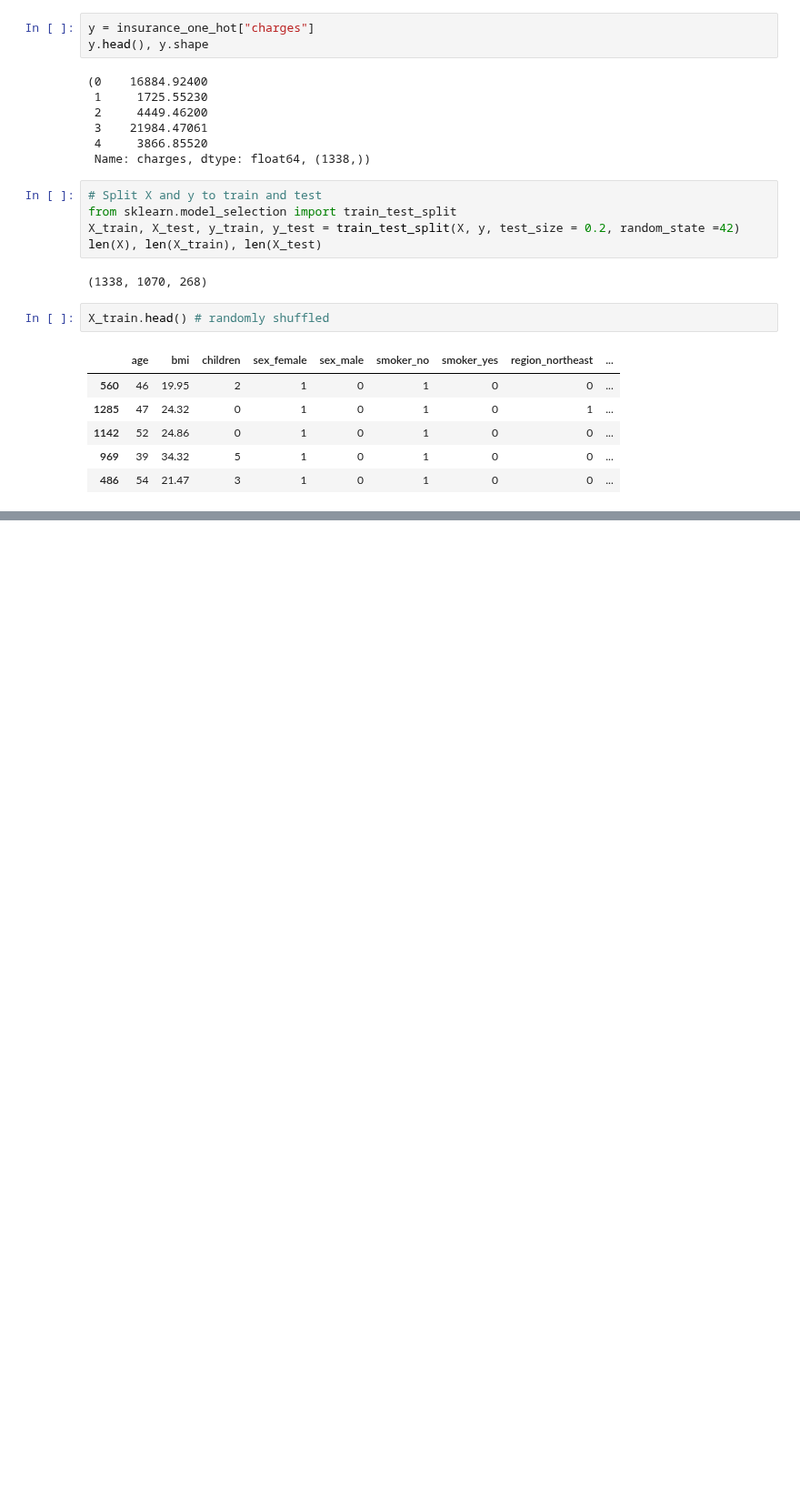
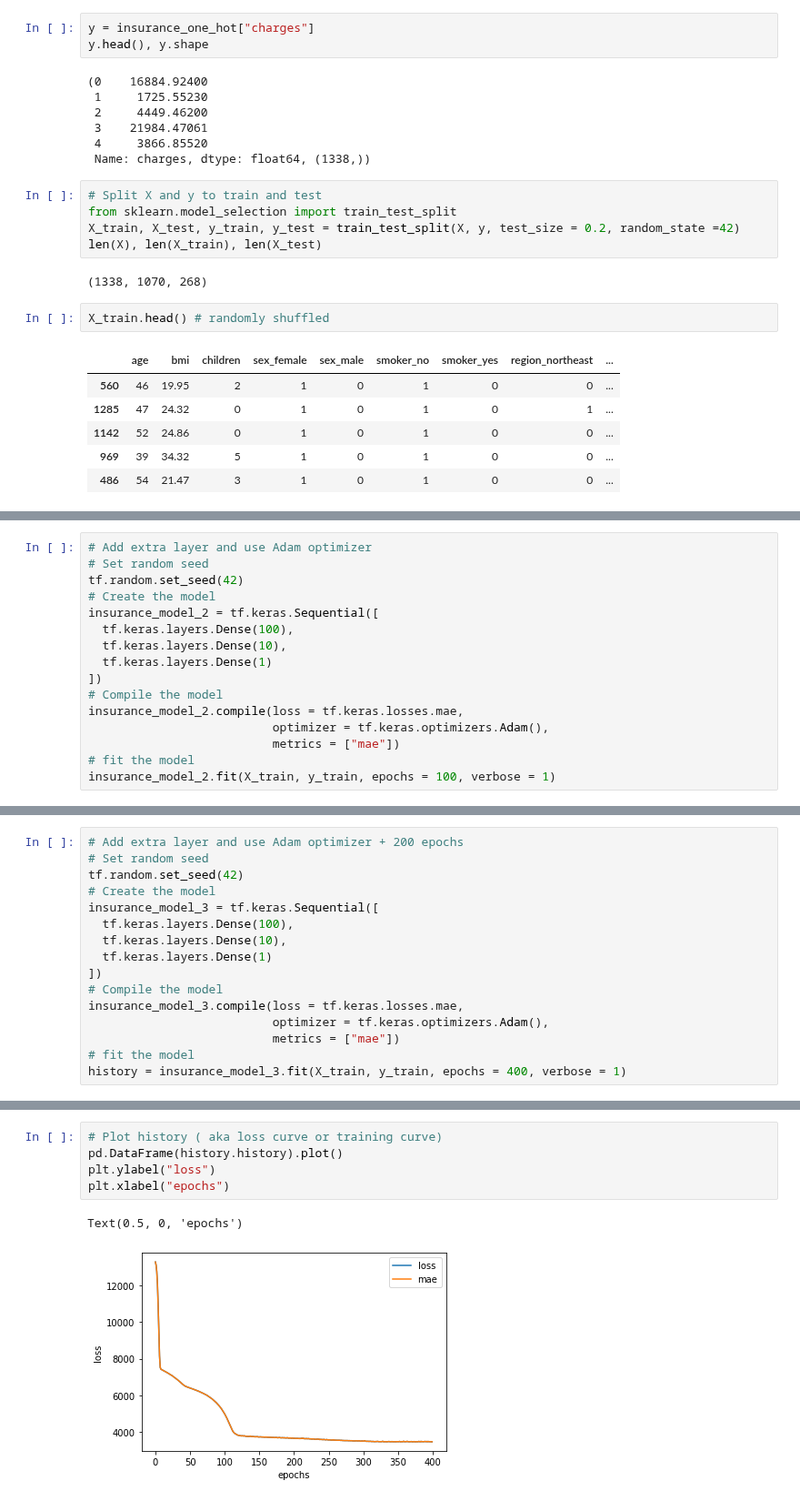
Before and after one commit to Sashank11/learn_tensorflow, a Jupyter notebook: 01_neural_network_regression_with_tensorflow.ipynb, the cells around one changed output, grey strips where cells are left out. Shown at 91% size. Saved outputs shown, nothing was run; the diff lists cells and outputs as text; blank space fills up the shorter version.

Commit message:
Add extra layer and use Adam optimizer + 200 epochs

```diff
--- a/01_neural_network_regression_with_tensorflow.ipynb
+++ b/01_neural_network_regression_with_tensorflow.ipynb
@@ -828,0 +875,16 @@ X_train.head() # randomly shuffled
+# %%
+# Add extra layer and use Adam optimizer
+# Set random seed
+tf.random.set_seed(42)
+# Create the model
+insurance_model_2 = tf.keras.Sequential([
+  tf.keras.layers.Dense(100),
+  tf.keras.layers.Dense(10),
+  tf.keras.layers.Dense(1)
+])
+# Compile the model
+insurance_model_2.compile(loss = tf.keras.losses.mae,
+                          optimizer = tf.keras.optimizers.Adam(),
+                          metrics = ["mae"])
+# fit the model
+insurance_model_2.fit(X_train, y_train, epochs = 100, verbose = 1)
@@ -828,0 +921,16 @@ X_train.head() # randomly shuffled
+# %%
+# Add extra layer and use Adam optimizer + 200 epochs
+# Set random seed
+tf.random.set_seed(42)
+# Create the model
+insurance_model_3 = tf.keras.Sequential([
+  tf.keras.layers.Dense(100),
+  tf.keras.layers.Dense(10),
+  tf.keras.layers.Dense(1)
+])
+# Compile the model
+insurance_model_3.compile(loss = tf.keras.losses.mae,
+                          optimizer = tf.keras.optimizers.Adam(),
+                          metrics = ["mae"])
+# fit the model
+history = insurance_model_3.fit(X_train, y_train, epochs = 400, verbose = 1)
@@ -828,0 +966,8 @@ X_train.head() # randomly shuffled
+# %%
+# Plot history ( aka loss curve or training curve)
+pd.DataFrame(history.history).plot()
+plt.ylabel("loss")
+plt.xlabel("epochs")
+# %% [output]
+Text(0.5, 0, 'epochs')
+[figure, added]
```
Also changed, not shown: parts of 13 cells of this notebook.
